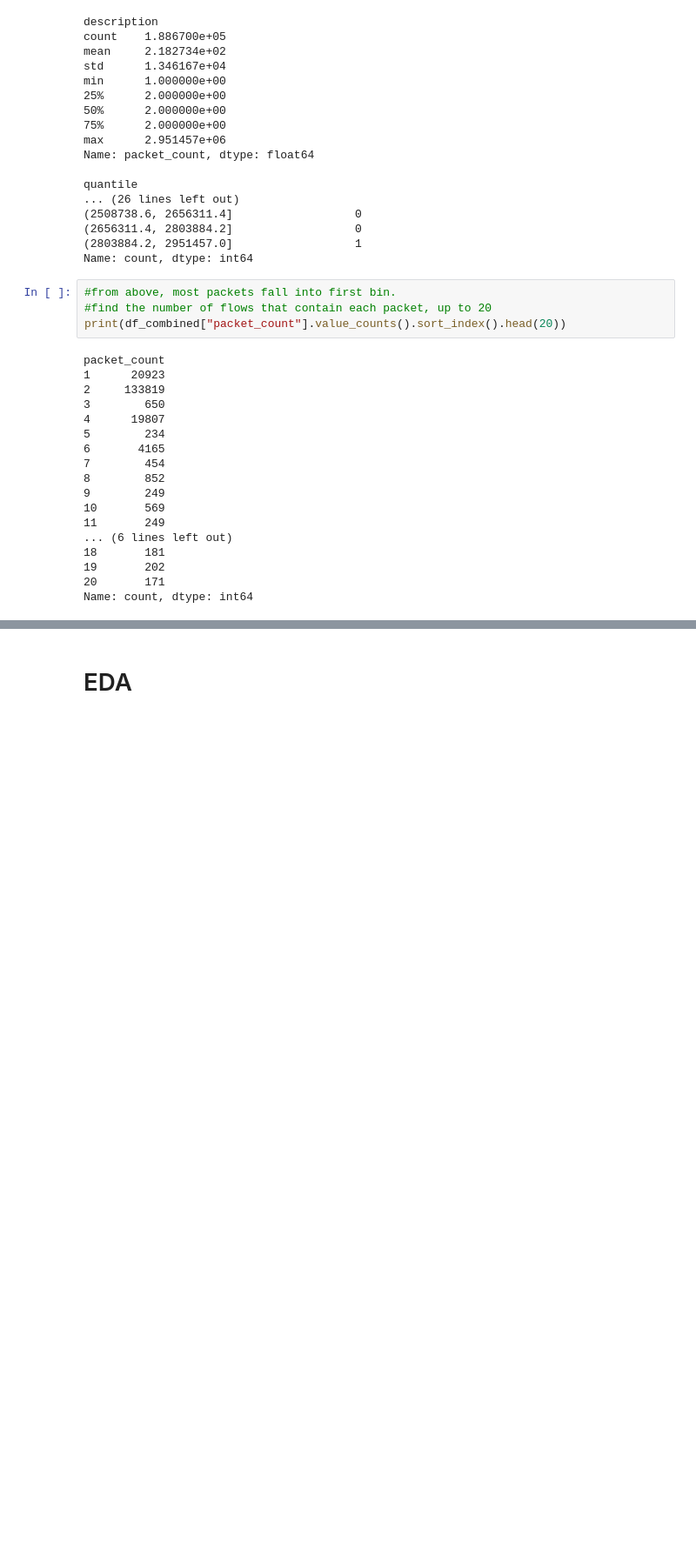
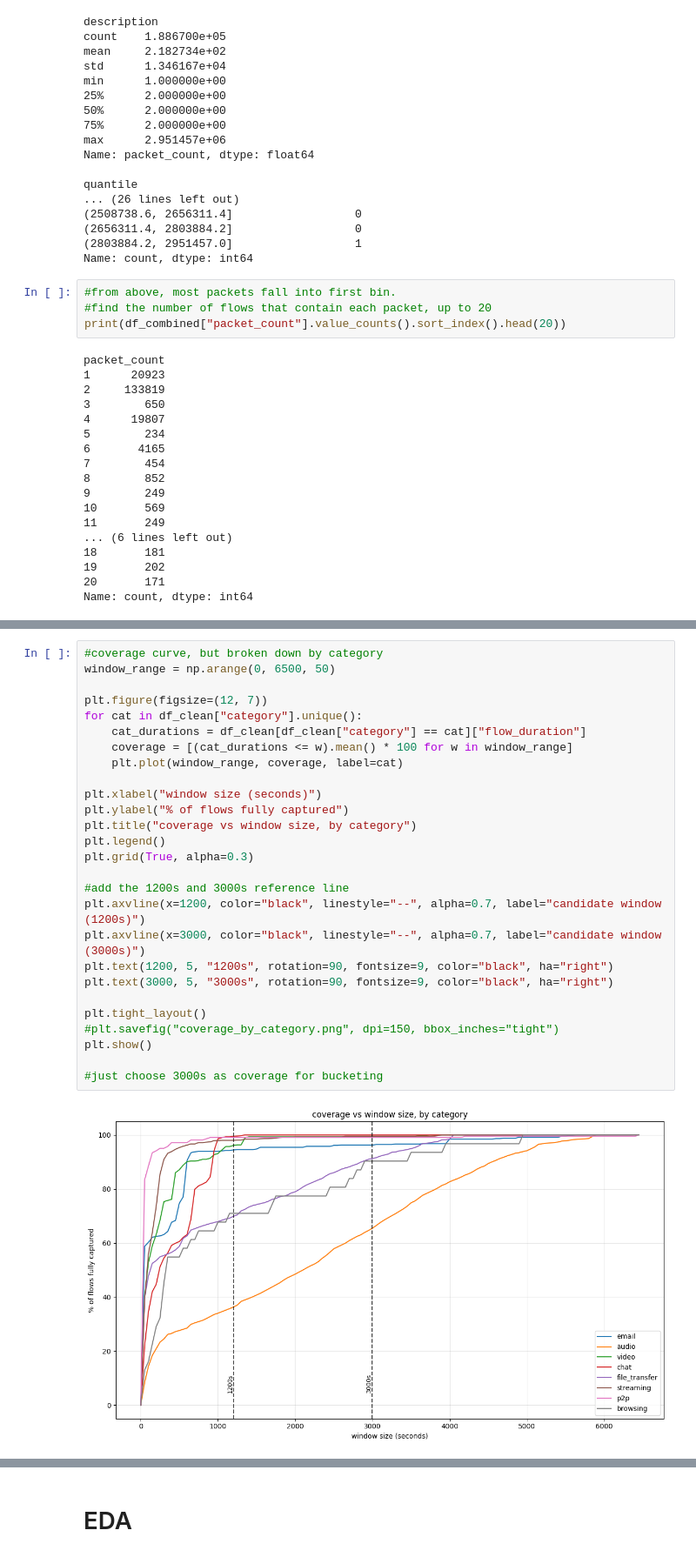
Before and after one commit to ZhiSherng/encrypted_traffic_classification, a Jupyter notebook: parsing_and_initial_eda.ipynb, the cells around one changed output, grey strips where cells are left out. Shown at 87% size. Saved outputs shown, nothing was run; the diff lists cells and outputs as text; blank space fills up the shorter version.

```diff
--- a/parsing_and_initial_eda.ipynb
+++ b/parsing_and_initial_eda.ipynb
@@ -495,0 +573,29 @@ plt.show()
+# %%
+#coverage curve, but broken down by category
+window_range = np.arange(0, 6500, 50)
+
+plt.figure(figsize=(12, 7))
+for cat in df_clean["category"].unique():
+    cat_durations = df_clean[df_clean["category"] == cat]["flow_duration"]
+    coverage = [(cat_durations <= w).mean() * 100 for w in window_range]
+    plt.plot(window_range, coverage, label=cat)
+
+plt.xlabel("window size (seconds)")
+plt.ylabel("% of flows fully captured")
+plt.title("coverage vs window size, by category")
+plt.legend()
+plt.grid(True, alpha=0.3)
+
+#add the 1200s and 3000s reference line
+plt.axvline(x=1200, color="black", linestyle="--", alpha=0.7, label="candidate window (1200s)")
+plt.axvline(x=3000, color="black", linestyle="--", alpha=0.7, label="candidate window (3000s)")
+plt.text(1200, 5, "1200s", rotation=90, fontsize=9, color="black", ha="right")
+plt.text(3000, 5, "3000s", rotation=90, fontsize=9, color="black", ha="right")
+
+plt.tight_layout()
+#plt.savefig("coverage_by_category.png", dpi=150, bbox_inches="tight")
+plt.show()
+
+#just choose 3000s as coverage for bucketing
+# %% [output]
+[figure, added]
```
Also changed, not shown: parts of 25 cells of this notebook.
